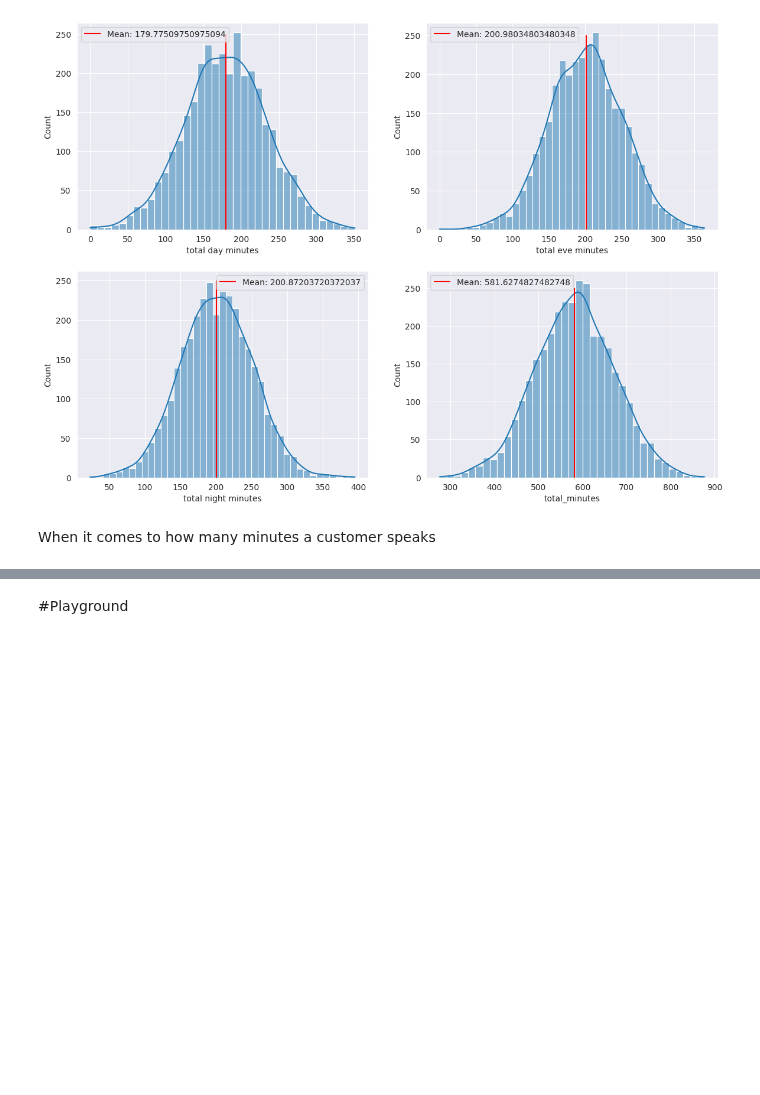
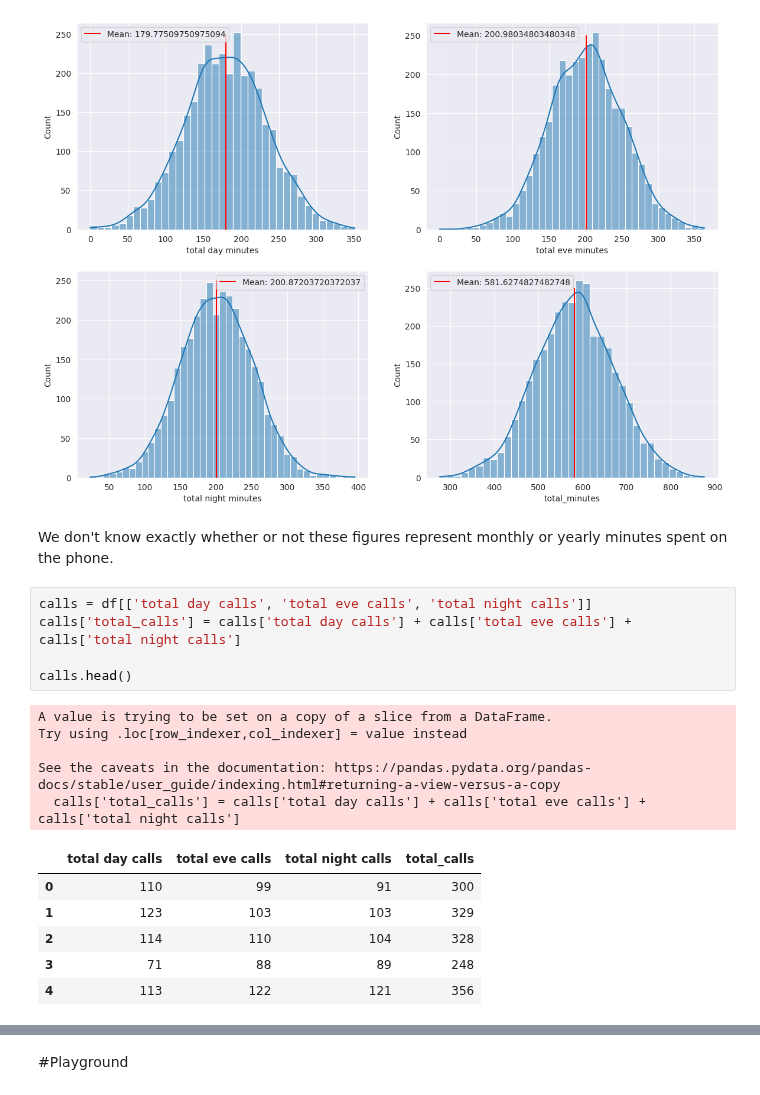
Before and after one commit to bmjaron/phase_3_project, a Jupyter notebook: Untitled1.ipynb, the cells around one changed output, grey strips where cells are left out. Saved outputs shown, nothing was run; the diff lists cells and outputs as text; blank space fills up the shorter version.

```diff
--- a/Untitled1.ipynb
+++ b/Untitled1.ipynb
@@ -224,5 +214,22 @@ for n, col in enumerate(['total day minutes', 'total eve minutes', 'total night
     axes[1][n-2].legend()
 # %% [output]
 [figure]
-# %% [markdown]
-When it comes to how many minutes a customer speaks
+# %% [markdown]
+We don't know exactly whether or not these figures represent monthly or yearly minutes spent on the phone.
+# %%
+calls = df[['total day calls', 'total eve calls', 'total night calls']]
+calls['total_calls'] = calls['total day calls'] + calls['total eve calls'] + calls['total night calls']
+
+calls.head()
+# %% [output]
+A value is trying to be set on a copy of a slice from a DataFrame.
+Try using .loc[row_indexer,col_indexer] = value instead
+
+See the caveats in the documentation: https://pandas.pydata.org/pandas-docs/stable/user_guide/indexing.html#returning-a-view-versus-a-copy
+  calls['total_calls'] = calls['total day calls'] + calls['total eve calls'] + calls['total night calls']
+|  | total day calls | total eve calls | total night calls | total_calls |
+| 0 | 110 | 99 | 91 | 300 |
+| 1 | 123 | 103 | 103 | 329 |
+| 2 | 114 | 110 | 104 | 328 |
+| 3 | 71 | 88 | 89 | 248 |
+| 4 | 113 | 122 | 121 | 356 |
```
Also changed, not shown: parts of 3 cells of this notebook.
